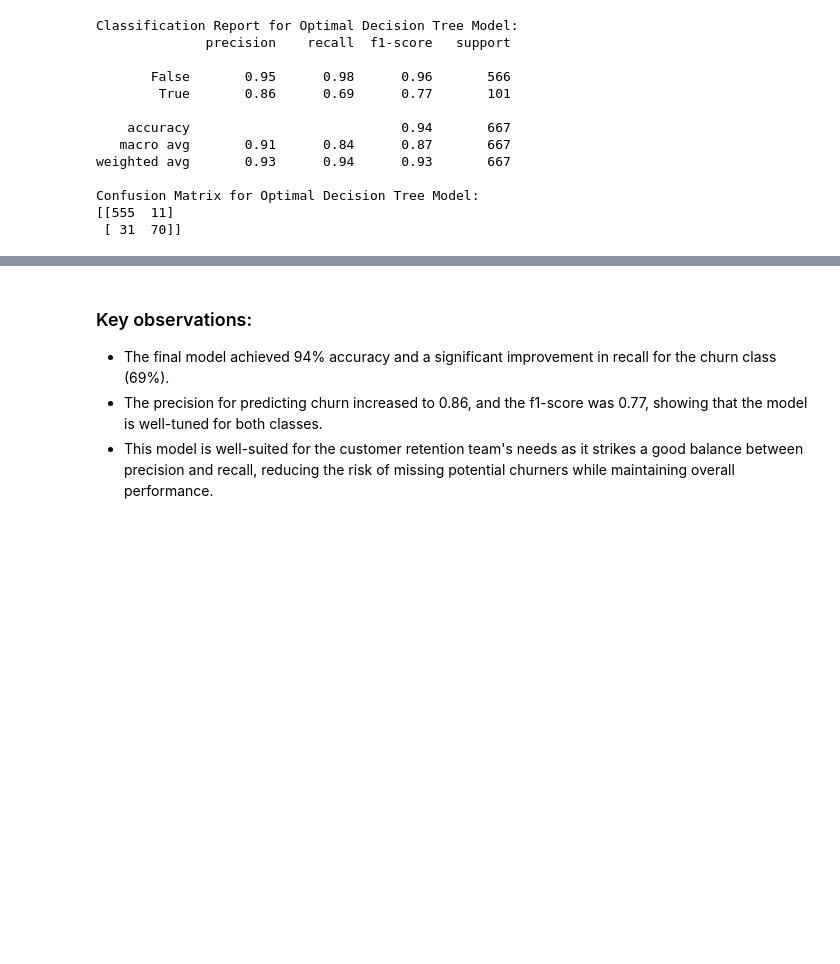
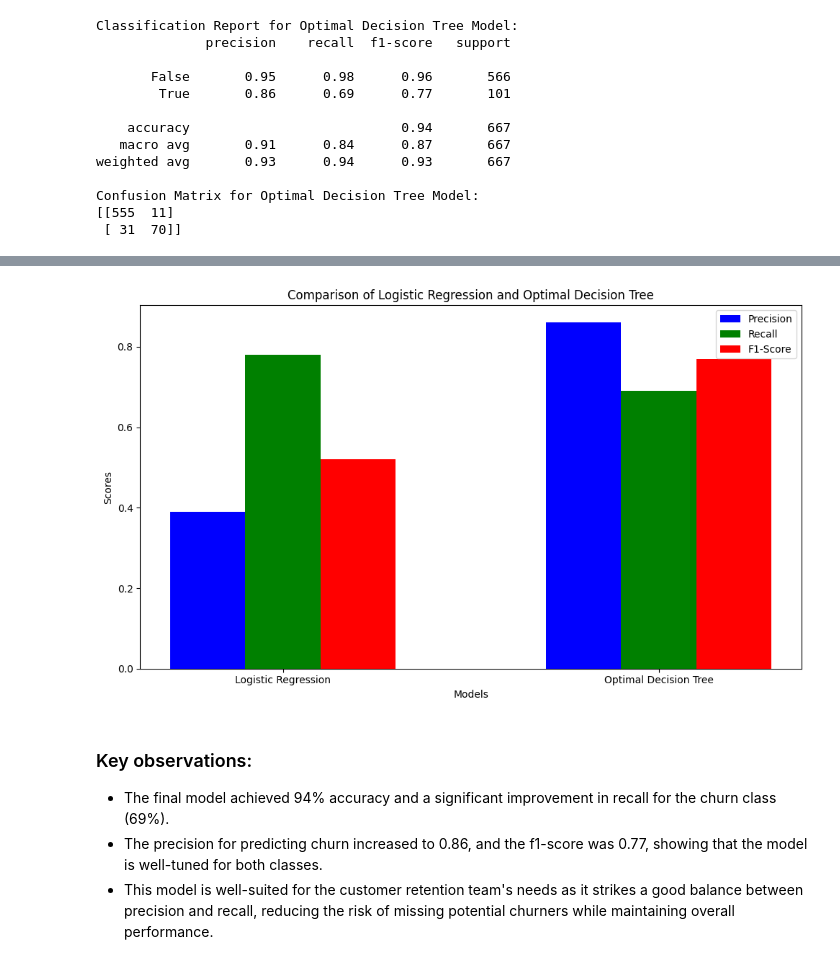
Before and after one commit to 66ultra/customer-churn-classification, a Jupyter notebook: notebooks/03_modeling_and_evaluation.ipynb, the cells around one changed output, grey strips where cells are left out. Cells and saved outputs as stored; diff of their text form; code cells hidden in the pictures; blank space fills up the shorter version.

```diff
--- a/notebooks/03_modeling_and_evaluation.ipynb
+++ b/notebooks/03_modeling_and_evaluation.ipynb
@@ -718,3 +784,32 @@ Confusion Matrix for Optimal Decision Tree Model:
+# %%
+import matplotlib.pyplot as plt
+import numpy as np
+
+# performance metrics for Logistic Regression and Optimal Decision Tree
+models = ['Logistic Regression', 'Optimal Decision Tree']
+precision_scores = [0.39, 0.86]  # precision scores for each model
+recall_scores = [0.78, 0.69]  # recall scores for each model
+f1_scores = [0.52, 0.77]  # F1-scores for each model
+
+# setting the bar width
+bar_width = 0.2
+index = np.arange(len(models))
+
+plt.figure(figsize=(10, 6))
+plt.bar(index, precision_scores, bar_width, label='Precision', color='b')
+plt.bar(index + bar_width, recall_scores, bar_width, label='Recall', color='g')
+plt.bar(index + 2 * bar_width, f1_scores, bar_width, label='F1-Score', color='r')
+
+plt.xlabel('Models')
+plt.ylabel('Scores')
+plt.title('Comparison of Logistic Regression and Optimal Decision Tree')
+plt.xticks(index + bar_width, models)
+plt.legend()
+
+plt.tight_layout()
+plt.show()
+# %% [output]
+[figure, added]
 # %% [markdown]
 ### Key observations:
 
```
Also changed, not shown: parts of 4 cells of this notebook.
